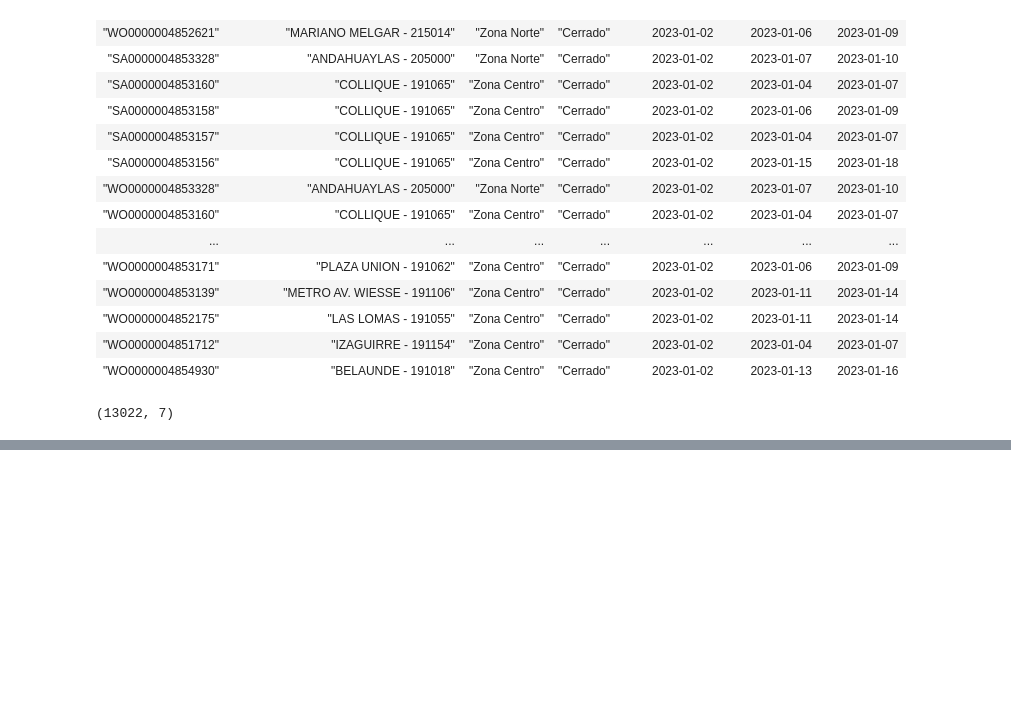
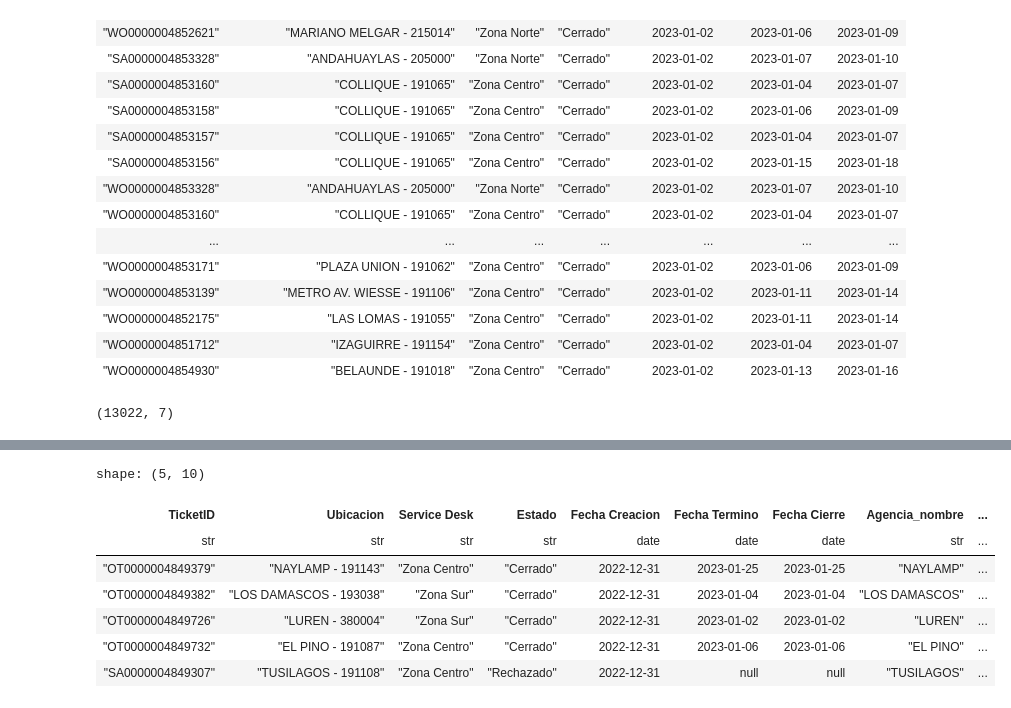
Before and after one commit to omarayrton/Primer-Entregable-ETL, a Jupyter notebook: primera_entrega.ipynb, the cells around one changed output, grey strips where cells are left out. Cells and saved outputs as stored; diff of their text form; code cells hidden in the pictures; blank space fills up the shorter version.

Commit message:
Terminando base Tickets

```diff
--- a/primera_entrega.ipynb
+++ b/primera_entrega.ipynb
@@ -139,0 +150,5 @@ data_tickets_actual.shape
+# %%
+## anexamos en uno solo
+tickets = pl.concat([data_tickets_hist,data_tickets_actual])
+tickets.columns
+tickets.shape
@@ -139,0 +162,8 @@ data_tickets_actual.shape
+# %%
+tickets = tickets.sort(
+    by=['TicketID', 'Fecha Creacion']
+).unique(
+    subset='TicketID',
+    keep='last',
+    maintain_order=True
+)
@@ -139,0 +181,26 @@ data_tickets_actual.shape
+# %%
+tickets = tickets.with_columns(
+    pl.col('Ubicacion').str.split_exact(' - ',1)
+    .struct.rename_fields(["Agencia_nombre","Agencia_cod"])
+    .alias("Agencia")
+).unnest("Agencia")
+# %%
+tickets = tickets.cast({"Agencia_cod":pl.Int64})
+# %%
+### creacion columna fecha FEcha real Fin
+
+tickets = tickets.with_columns(
+    pl.when(pl.col("Fecha Termino").is_null())
+    .then(pl.col("Fecha Cierre"))
+    .otherwise(pl.col("Fecha Termino")).alias("Fecha Real Fin")
+)
+tickets.head()
+# %% [output]
+shape: (5, 10)
+| TicketID | Ubicacion | Service Desk | Estado | Fecha Creacion | Fecha Termino | Fecha Cierre | Agencia_nombre | ... |
+| str | str | str | str | date | date | date | str | ... |
+| "OT0000004849379" | "NAYLAMP - 191143" | "Zona Centro" | "Cerrado" | 2022-12-31 | 2023-01-25 | 2023-01-25 | "NAYLAMP" | ... |
+| "OT0000004849382" | "LOS DAMASCOS - 193038" | "Zona Sur" | "Cerrado" | 2022-12-31 | 2023-01-04 | 2023-01-04 | "LOS DAMASCOS" | ... |
+| "OT0000004849726" | "LUREN - 380004" | "Zona Sur" | "Cerrado" | 2022-12-31 | 2023-01-02 | 2023-01-02 | "LUREN" | ... |
+| "OT0000004849732" | "EL PINO - 191087" | "Zona Centro" | "Cerrado" | 2022-12-31 | 2023-01-06 | 2023-01-06 | "EL PINO" | ... |
+| "SA0000004849307" | "TUSILAGOS - 191108" | "Zona Centro" | "Rechazado" | 2022-12-31 | null | null | "TUSILAGOS" | ... |
```
Also changed, not shown: parts of 10 cells of this notebook.
